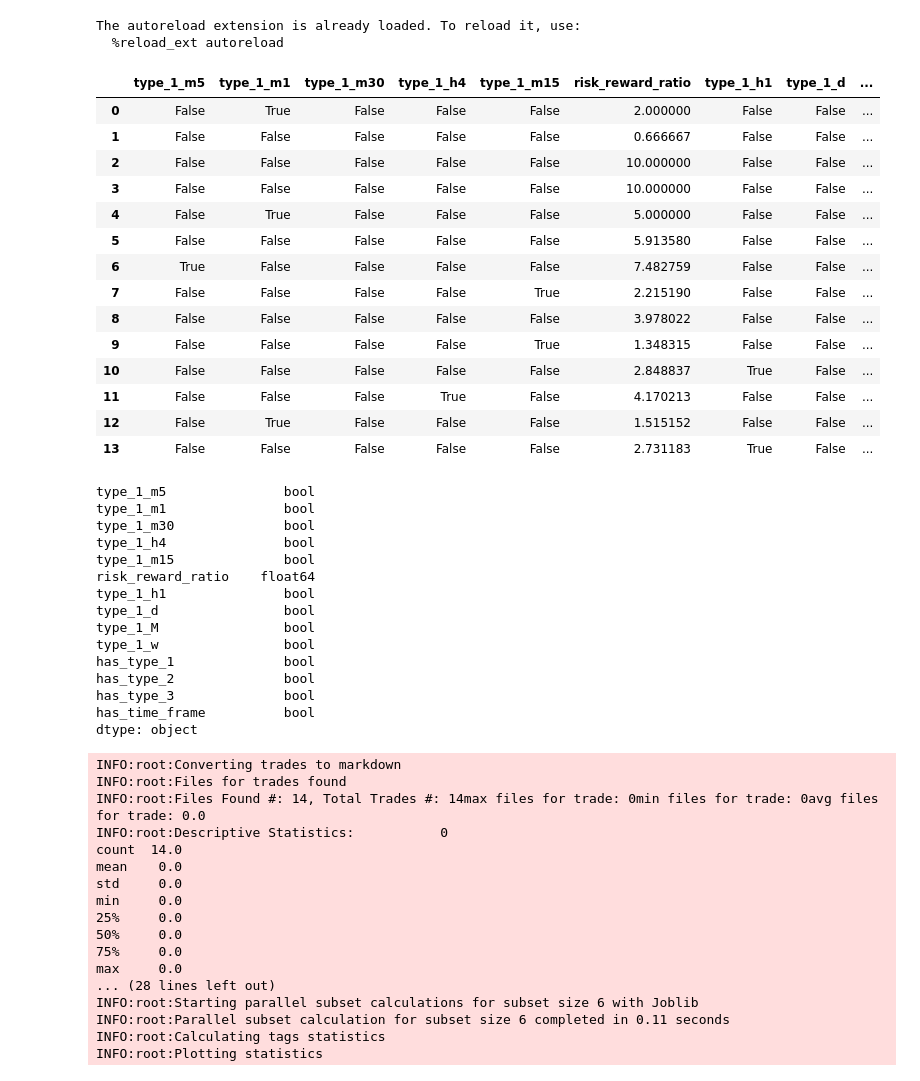
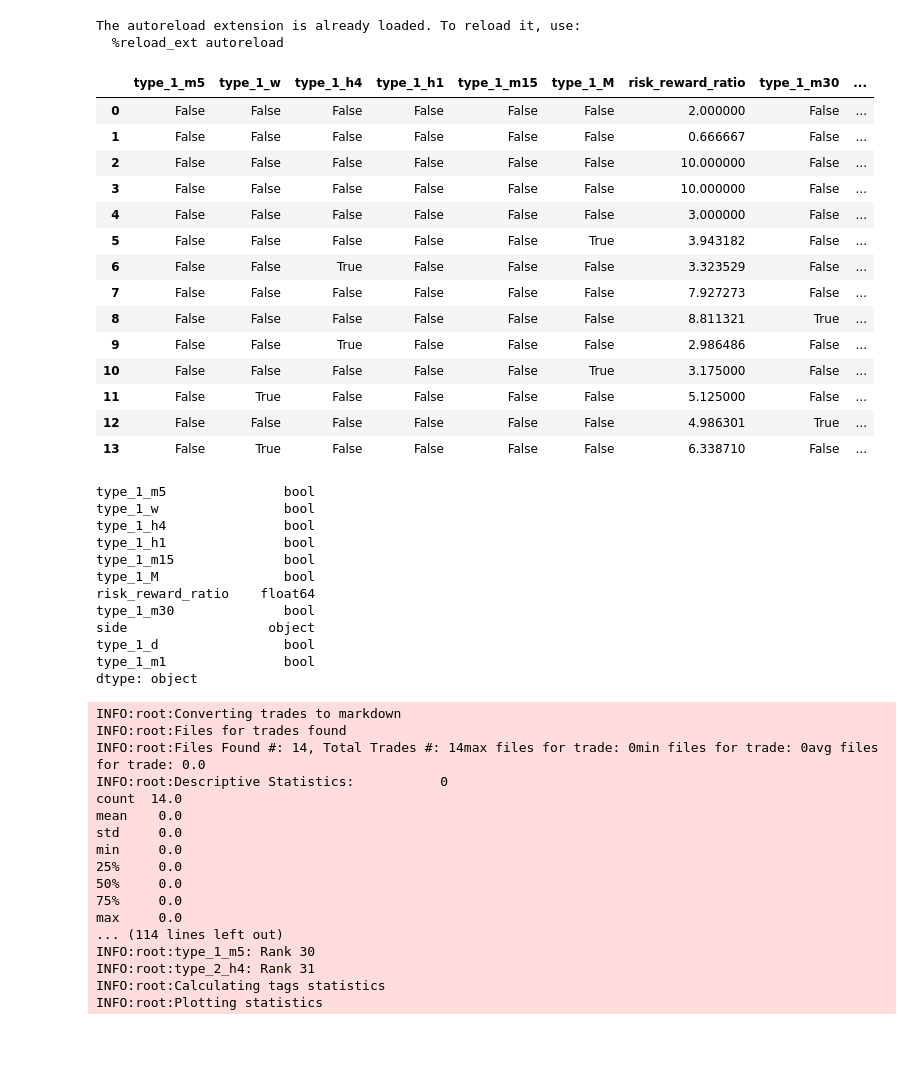
Before and after one commit to put101/trade_journal, a Jupyter notebook: analysis.ipynb, the cells around one changed output. Saved outputs shown, nothing was run; the diff lists cells and outputs as text; code cells hidden in the pictures; blank space fills up the shorter version.

```diff
--- a/analysis.ipynb
+++ b/analysis.ipynb
@@ -15,48 +15,53 @@ from src.journal import *
 
 pd.set_option('display.max_rows', 500)
 pd.set_option('display.max_columns', 500)
-# %%
-display(full_df)
-# %% [output]
-|  | type_1_m5 | type_1_m1 | type_1_m30 | type_1_h4 | type_1_m15 | risk_reward_ratio | type_1_h1 | type_1_d | ... |
-| 0 | False | True | False | False | False | 2.000000 | False | False | ... |
-| 1 | False | False | False | False | False | 0.666667 | False | False | ... |
-| 2 | False | False | False | False | False | 10.000000 | False | False | ... |
-| 3 | False | False | False | False | False | 10.000000 | False | False | ... |
-| 4 | False | True | False | False | False | 5.000000 | False | False | ... |
-| 5 | False | False | False | False | False | 5.913580 | False | False | ... |
-| 6 | True | False | False | False | False | 7.482759 | False | False | ... |
-| 7 | False | False | False | False | True | 2.215190 | False | False | ... |
-| 8 | False | False | False | False | False | 3.978022 | False | False | ... |
-| 9 | False | False | False | False | True | 1.348315 | False | False | ... |
-| 10 | False | False | False | False | False | 2.848837 | True | False | ... |
-| 11 | False | False | False | True | False | 4.170213 | False | False | ... |
-| 12 | False | True | False | False | False | 1.515152 | False | False | ... |
-| 13 | False | False | False | False | False | 2.731183 | True | False | ... |
+# %%
+config = Config(
+    include_patterns=[r'^type_1_', r'^risk_reward_ratio$', r'^side'],
+    exclude_patterns=[r'^management_strategy$'],
+    #force_values={'side': 'short', 'side': 'long'},
+)
+
+full_df = j.to_dataframe(config)
+#full_df = full_df[full_df['side'] == 'long']
+display(full_df)
+# %% [output]
+|  | type_1_m5 | type_1_w | type_1_h4 | type_1_h1 | type_1_m15 | type_1_M | risk_reward_ratio | type_1_m30 | ... |
+| 0 | False | False | False | False | False | False | 2.000000 | False | ... |
+| 1 | False | False | False | False | False | False | 0.666667 | False | ... |
+| 2 | False | False | False | False | False | False | 10.000000 | False | ... |
+| 3 | False | False | False | False | False | False | 10.000000 | False | ... |
+| 4 | False | False | False | False | False | False | 3.000000 | False | ... |
+| 5 | False | False | False | False | False | True | 3.943182 | False | ... |
+| 6 | False | False | True | False | False | False | 3.323529 | False | ... |
+| 7 | False | False | False | False | False | False | 7.927273 | False | ... |
+| 8 | False | False | False | False | False | False | 8.811321 | True | ... |
+| 9 | False | False | True | False | False | False | 2.986486 | False | ... |
+| 10 | False | False | False | False | False | True | 3.175000 | False | ... |
+| 11 | False | True | False | False | False | False | 5.125000 | False | ... |
+| 12 | False | False | False | False | False | False | 4.986301 | True | ... |
+| 13 | False | True | False | False | False | False | 6.338710 | False | ... |
 # %%
 full_df.dtypes
 # %% [output]
 type_1_m5               bool
+type_1_w                bool
+type_1_h4               bool
+type_1_h1               bool
+type_1_m15              bool
+type_1_M                bool
+risk_reward_ratio    float64
+type_1_m30              bool
+side                  object
+type_1_d                bool
 type_1_m1               bool
-type_1_m30              bool
-type_1_h4               bool
-type_1_m15              bool
-risk_reward_ratio    float64
-type_1_h1               bool
-type_1_d                bool
-type_1_M                bool
-type_1_w                bool
-has_type_1              bool
-has_type_2              bool
-has_type_3              bool
-has_time_frame          bool
 dtype: object
 # %%
 !rm -rf output
 # %%
 logger = logging.getLogger()
 logger.setLevel(logging.INFO)
-j.to_markdown(output_dir='output')
+j.to_markdown(output_dir='output',)
 # %% [output]
 INFO:root:Converting trades to markdown
 INFO:root:Files for trades found
@@ -70,8 +75,8 @@ min     0.0
 50%     0.0
 75%     0.0
 max     0.0
-... (28 lines left out)
-INFO:root:Starting parallel subset calculations for subset size 6 with Joblib
-INFO:root:Parallel subset calculation for subset size 6 completed in 0.11 seconds
+... (114 lines left out)
+INFO:root:type_1_m5: Rank 30
+INFO:root:type_2_h4: Rank 31
 INFO:root:Calculating tags statistics
 INFO:root:Plotting statistics
```
Also changed, not shown: parts of 5 cells of this notebook, 17 other files.
